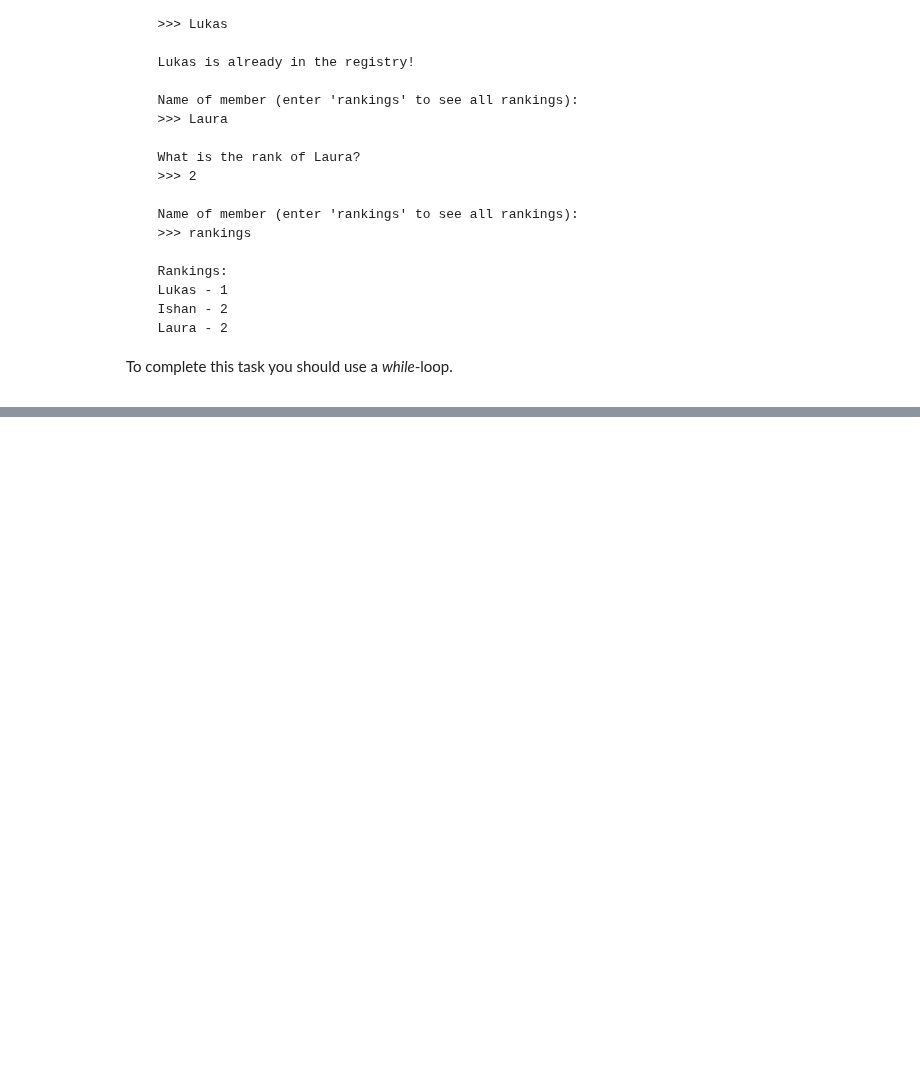
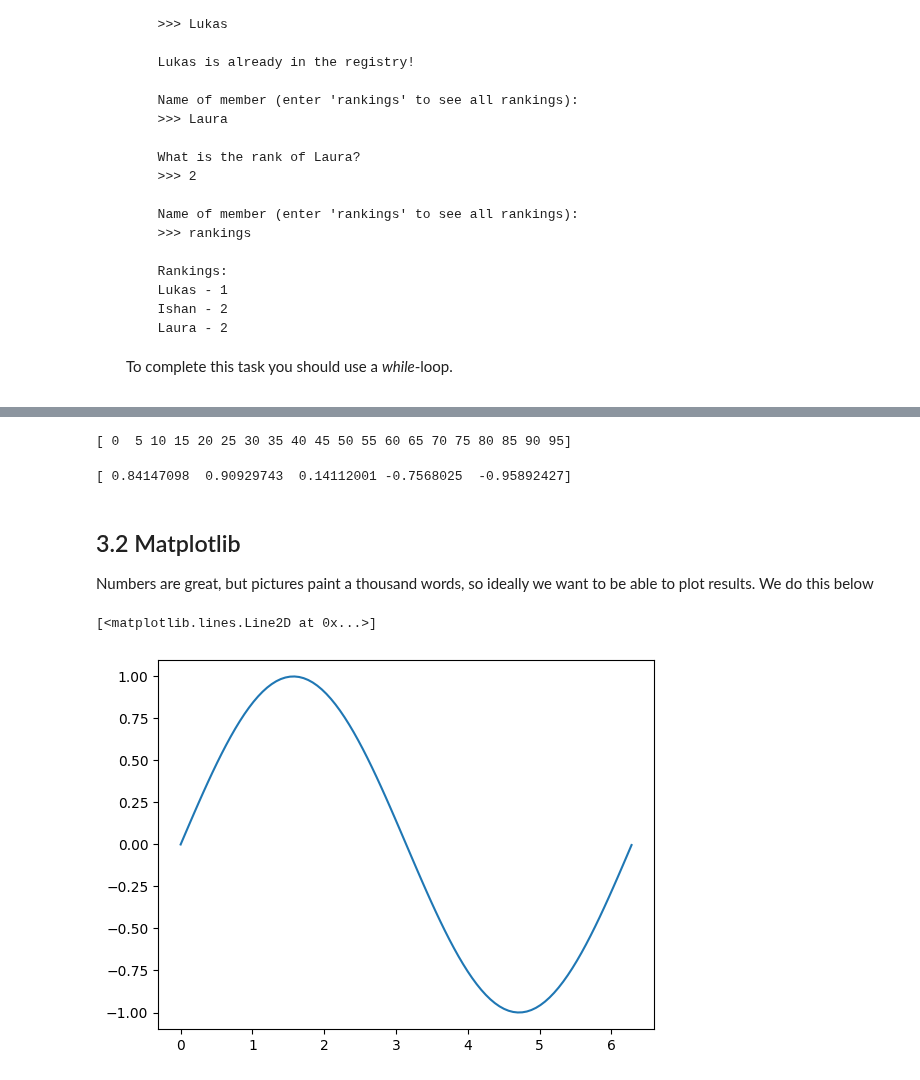
Before and after one commit to nikitapond/in2HEP, a Jupyter notebook: notebooks/Python Crash Course .ipynb, the cells around one changed output, grey strips where cells are left out. Saved outputs shown, nothing was run; the diff lists cells and outputs as text; code cells hidden in the pictures; blank space fills up the shorter version.

```diff
--- a/notebooks/Python Crash Course .ipynb
+++ b/notebooks/Python Crash Course .ipynb
@@ -1053,0 +1101,18 @@ for name in member_ages:
+# %%
+# Start at 0, increment by 5, and stop before *100*
+arange = np.arange(0, 100, 5)
+# Note, this does *not* include 100
+print(arange)
+# %% [output]
+[ 0  5 10 15 20 25 30 35 40 45 50 55 60 65 70 75 80 85 90 95]
+# %%
+# Some mathematical operations
+xvals = np.array([1, 2, 3, 4, 5])
+sin = np.sin(xvals) # Try cos, or tan, or exp, or log
+print(sin)
+# %% [output]
+[ 0.84147098  0.90929743  0.14112001 -0.7568025  -0.95892427]
+# %% [markdown]
+## 3.2 Matplotlib
+
+Numbers are great, but pictures paint a thousand words, so ideally we want to be able to plot results. We do this below
@@ -1053,0 +1121,8 @@ for name in member_ages:
+# %%
+xvalues = np.linspace(0, 2*3.14, 100)
+sinx = np.sin(xvalues)
+
+plt.plot(xvalues, sinx)
+# %% [output]
+[<matplotlib.lines.Line2D at 0x...>]
+[figure, added]
```
Also changed, not shown: parts of 28 cells of this notebook, 1 other file.
